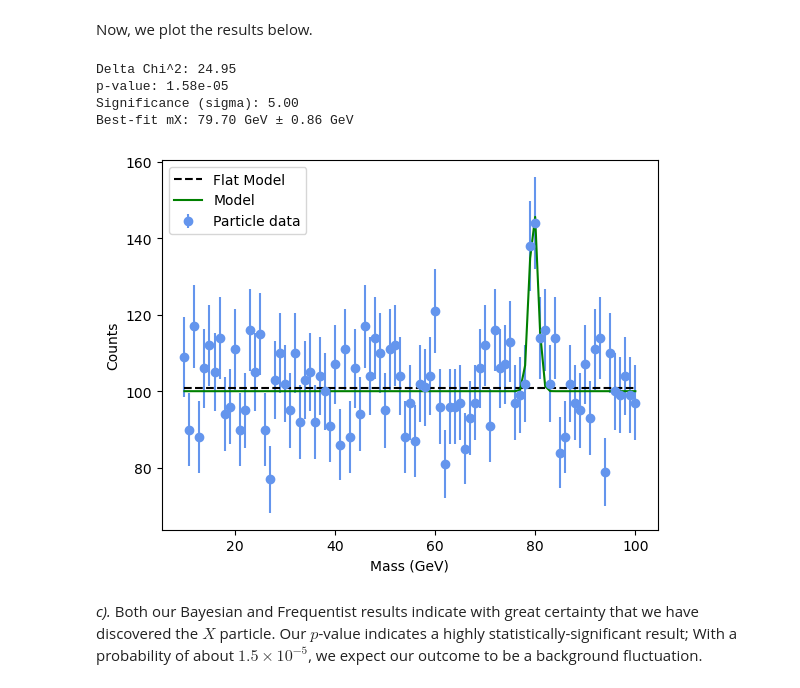
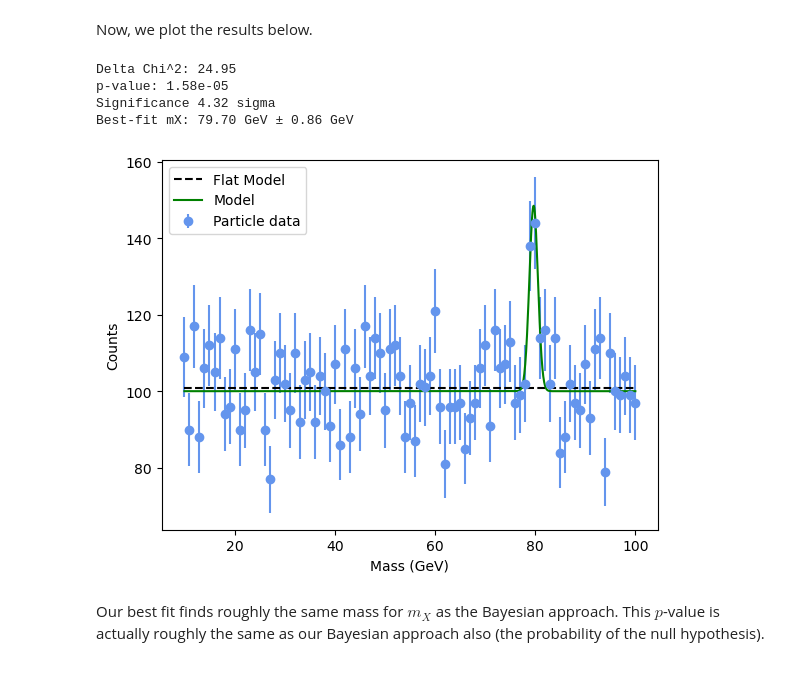
Before and after one commit to aidanwmw/PHYS403, a Jupyter notebook: midterms/midterm2.ipynb, the cells around one changed output. Saved outputs shown, nothing was run; the diff lists cells and outputs as text; code cells hidden in the pictures.

```diff
--- a/midterms/midterm2.ipynb
+++ b/midterms/midterm2.ipynb
@@ -316,24 +308,24 @@ Now, we plot the results below.
 # %%
 ## Results
 print(f"Delta Chi^2: {delta_chi2:.2f}")
 print(f"p-value: {p_value:.3g}")
-print(f"Significance (sigma): {significance:.2f}")
+print(f"Significance {significance:.2f} sigma")
 best_mX = result_signal.x[1]
 best_sigma = result_signal.x[2]
 print(f"Best-fit mX: {best_mX:.2f} GeV ± {best_sigma:.2f} GeV")
 
 ## Plotting
 plt.errorbar(mass,counts,yerr=dy, fmt='o',color='cornflowerblue',label='Particle data');
-plt.plot(mass, flat_model(mass, result_bg.x[0]), label='Flat Model', linestyle='--',color='k')
-plt.plot(mass, model(mass, *result_signal.x), label='Model',color='green')
+plt.plot(mass_cont, flat_model(mass_cont, result_bg.x[0]), label='Flat Model', linestyle='--',color='k')
+plt.plot(mass_cont, model(mass_cont, *result_signal.x), label='Model',color='green')
 plt.xlabel("Mass (GeV)")
 plt.ylabel("Counts")
 plt.legend();
 # %% [output]
 Delta Chi^2: 24.95
 p-value: 1.58e-05
-Significance (sigma): 5.00
+Significance 4.32 sigma
 Best-fit mX: 79.70 GeV ± 0.86 GeV
-[figure, old version]
+[figure, new version]
-# %% [markdown]
-*c).* Both our Bayesian and Frequentist results indicate with great certainty that we have discovered the $X$ particle. Our $p$-value indicates a highly statistically-significant result; With a probability of about $1.5\times 10^{-5}$, we expect our outcome to be a background fluctuation.
+# %% [markdown]
+Our best fit finds roughly the same mass for $m_X$ as the Bayesian approach. This $p$-value is actually  roughly the same as our Bayesian approach also (the probability of the null hypothesis).
```
Also changed, not shown: parts of 13 cells of this notebook, 1 other file.
